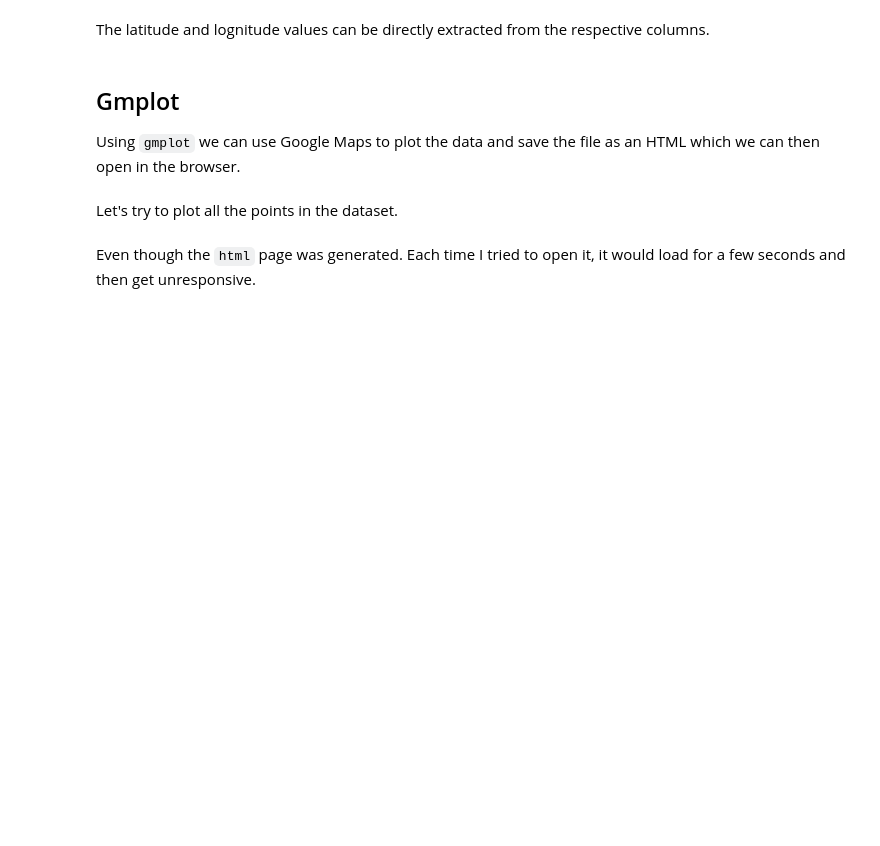
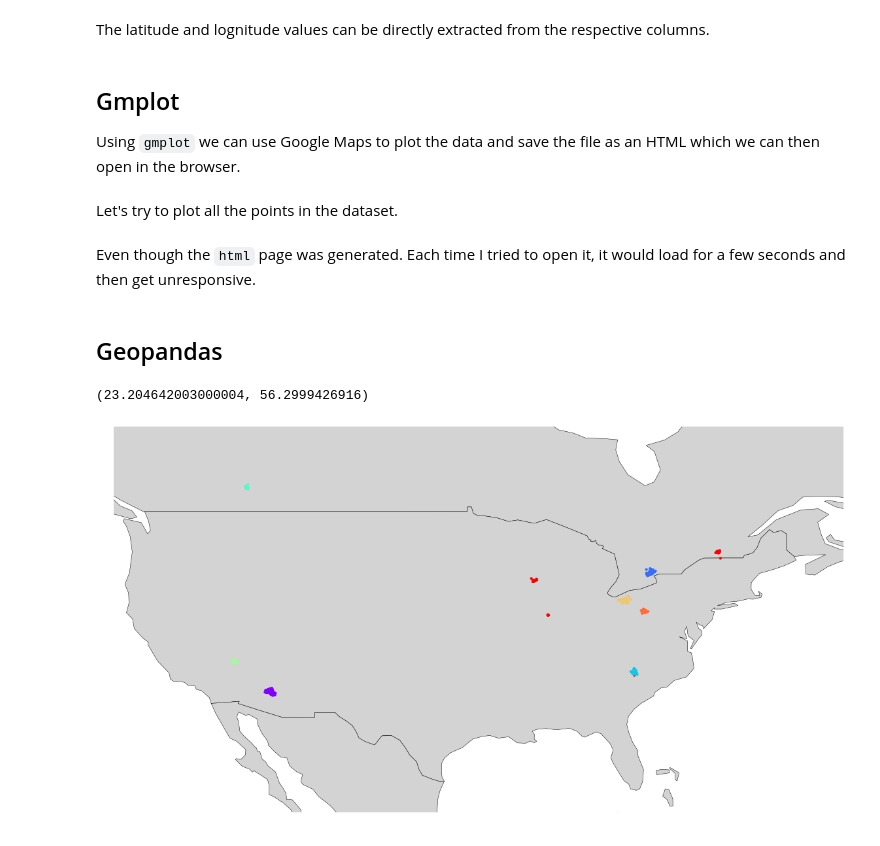
Before and after one commit to kb22/Plot-Maps-in-Python, a Jupyter notebook: Plot Maps in Python.ipynb, the cells around one changed output. Drawn from its saved outputs; the diff is of its cells as text; code cells hidden in the pictures; blank space fills up the shorter version.

Commit message:
Add code for geopandas and plotly

```diff
--- a/Plot Maps in Python.ipynb
+++ b/Plot Maps in Python.ipynb
@@ -28,3 +23,10 @@ names = [name.split("\'")[1].split("\'")[0] for name in names]
+# %%
+latitudes = dataset.loc[:, 'latitude']
+longitudes = dataset.loc[:, 'longitude']
+min_latitude = latitudes.min()
+max_latitude = latitudes.max()
+min_longitude = longitudes.min()
+max_longitude = longitudes.max()
 # %% [markdown]
 ## Gmplot
 
@@ -45,3 +47,5 @@ gmap.scatter(latitudes, longitudes, 'red', size=10)
 gmap.draw('data/map.html')
 # %% [markdown]
 Even though the `html` page was generated. Each time I tried to open it, it would load for a few seconds and then get unresponsive.
+# %% [markdown]
+## Geopandas
@@ -47,0 +58,20 @@ Even though the `html` page was generated. Each time I tried to open it, it woul
+# %%
+data_points = [Point(xy) for xy in zip(longitudes, latitudes)]
+states = dataset['state']
+unqiue_states = states.unique()
+colormap = cm.rainbow(np.linspace(0, 5, len(unqiue_states)))
+
+colors = []
+for i, state in enumerate(states):
+    colors.append(colormap[np.where(unqiue_states == state)][0])
+# %%
+world = gpd.read_file(gpd.datasets.get_path('naturalearth_lowres'))
+geo_df = gpd.GeoDataFrame(dataset.iloc[:1000,:], crs = {'init': 'epsg:4326'}, geometry = data_points[:1000])
+ax = world.plot(color='lightgrey', linewidth=0.5, edgecolor='black', figsize=(20, 12))
+geo_df.plot(markersize=10, c = colors[:1000], ax=ax)
+ax.axis('off')
+ax.set_xlim(min_longitude - 10, max_longitude + 10)
+ax.set_ylim(min_latitude - 10, max_latitude + 5)
+# %% [output]
+(23.204642003000004, 56.2999426916)
+[figure, added]
```
Also changed, not shown: parts of 8 cells of this notebook.
